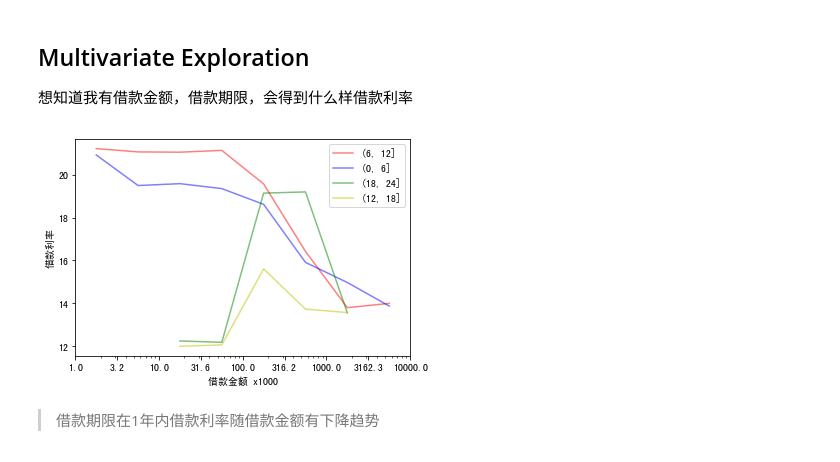
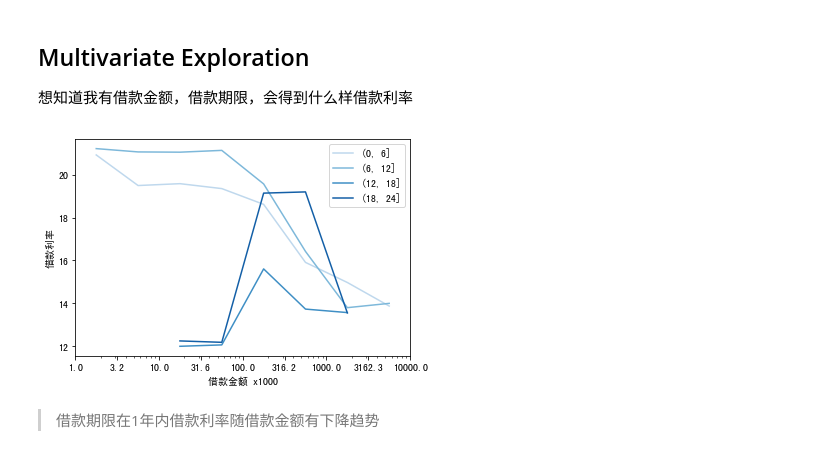
Before and after one commit to hanyang7427/data_explorer, a Jupyter notebook: exploration.ipynb, the cells around one changed output. Drawn from its saved outputs; the diff is of its cells as text; code cells hidden in the pictures.

```diff
--- a/exploration.ipynb
+++ b/exploration.ipynb
@@ -360,30 +360,30 @@ plt.xlim(-0.1,0.1);
 # %%
 bin_log_edges = np.arange(trans(100), trans(500000)+0.5, 0.5)
 bin_edges = 10 ** bin_log_edges
 bin_centers = 10 ** (bin_log_edges + 0.5/2)[:-1]
 
 def my_errorbar(data,label,color):
     data = data[data['借款期限']==label]
     # pd.cut分箱
     data_bins = pd.cut(data['借款金额'], bin_edges, right = False, include_lowest = True)
     # # 计算每个分组的统计量(均值)
     y_means = data['借款利率'].groupby(data_bins).mean()
     y_std = data['借款利率'].groupby(data_bins).std()
     # # 绘制汇总数据图
-    plt.errorbar(x = bin_centers, y = y_means, color=color, label=label, alpha=0.5);
+    plt.errorbar(x = bin_centers, y = y_means, color=color, label=label);
 
-label = df_lc_clean['借款期限'].value_counts().index
-color = ['r','b','g','y']
+label = df_lc_clean['借款期限'].value_counts().index.sort_values()
+color = [sb.color_palette('Blues',10)[x] for x in [2,4,6,8]]
 for j,k in zip(label, color):
     my_errorbar(data=df_lc_clean, label=j, color=k)
 
 plt.xscale('log')
 plt.xticks(bin_edges,np.round(bin_edges/100,1))
 plt.xlabel('借款金额 x1000');
 plt.ylabel('借款利率')
 plt.legend();
 # %% [output]
-[figure, old version]
+[figure, new version]
 # %% [markdown]
 > 借款期限在1年内借款利率随借款金额有下降趋势
 # %% [markdown]
```
Also changed, not shown: parts of 5 cells of this notebook, 3 other files.
